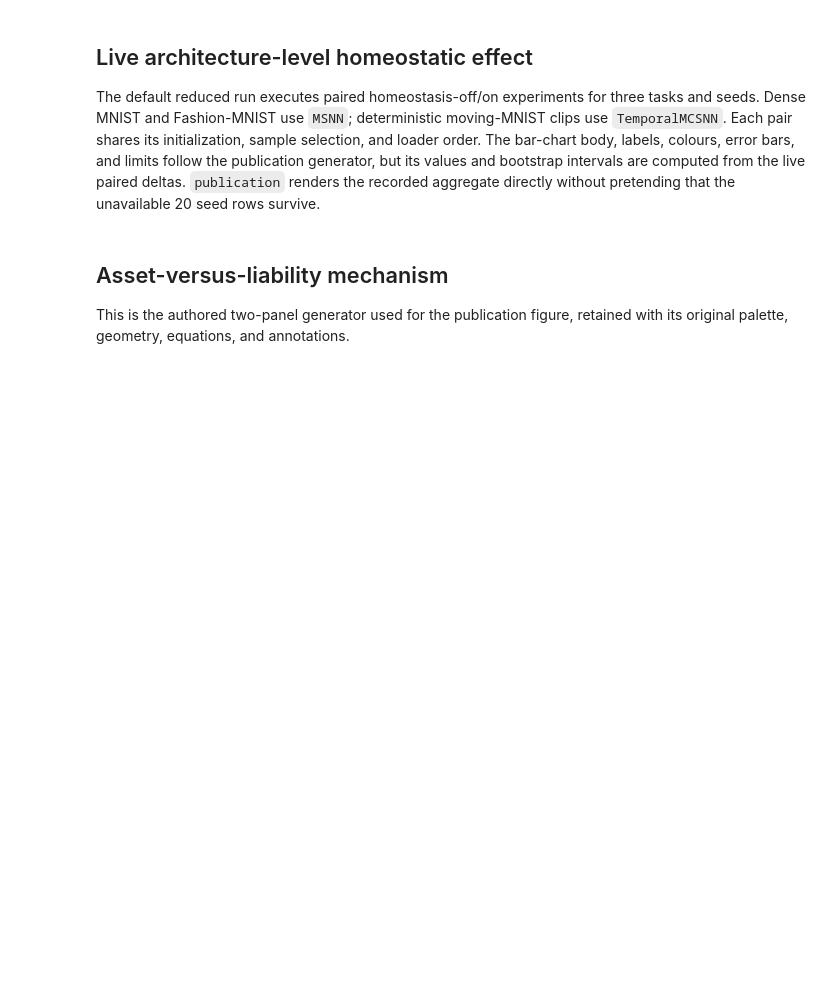
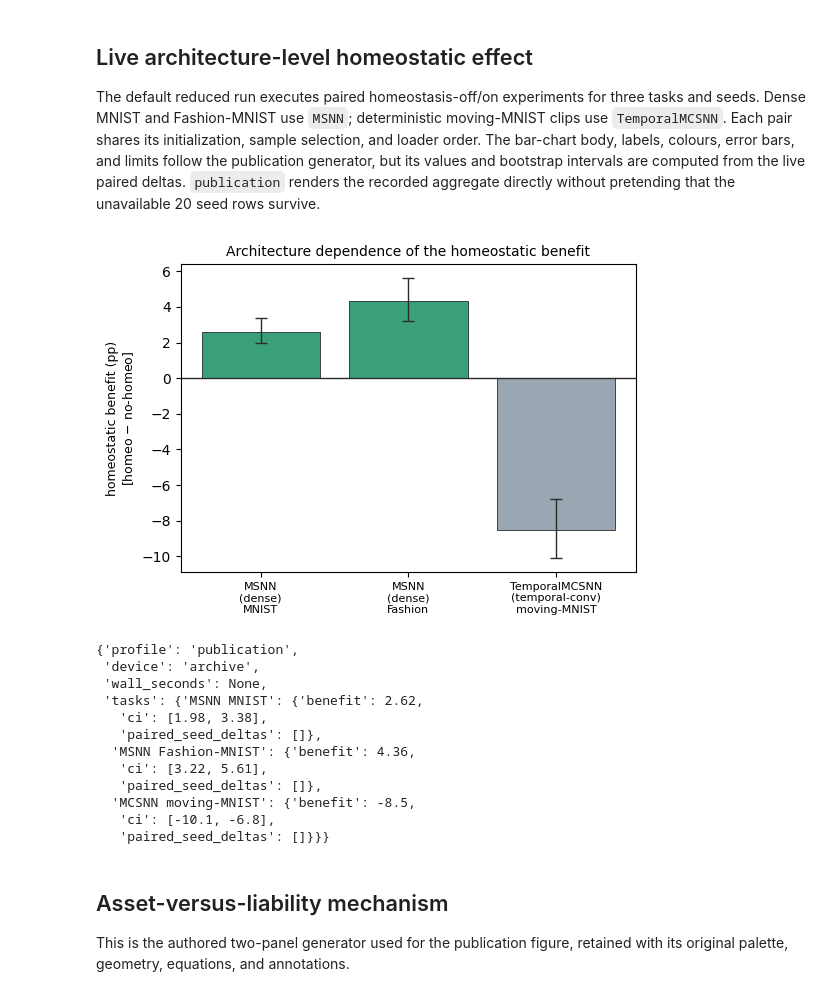
Before and after one commit to hyperionx/mnn-torch, a Jupyter notebook: experiments/02_homeostasis.ipynb, the cells around one changed output. Saved outputs shown, nothing was run; the diff lists cells and outputs as text; code cells hidden in the pictures; blank space fills up the shorter version.

```diff
--- a/experiments/02_homeostasis.ipynb
+++ b/experiments/02_homeostasis.ipynb
@@ -16,7 +16,7 @@ import numpy as np
 ROOT = Path.cwd().resolve()
 if ROOT.name == "experiments":
     ROOT = ROOT.parent
-RUN_PROFILE = os.getenv("MNN_RUN_PROFILE", "reduced")  # reduced | publication | smoke
+RUN_PROFILE = os.getenv("MNN_RUN_PROFILE", "publication")  # reduced | publication | smoke
 DEVICE = os.getenv("MNN_DEVICE", "auto")
 WORKERS = os.getenv("MNN_WORKERS", "auto")
 SAVE_FIGURES = os.getenv("MNN_SAVE_FIGURES", "0") == "1"
@@ -303,7 +303,7 @@ def run_live_homeostasis_architecture(profile):
 
 
 if RUN_PROFILE == "publication":
-    summary_path = ROOT / "data" / "results" / "publication_summary.json"
+    summary_path = ROOT / "data" / "publication_summary.json"
     summary = json.loads(summary_path.read_text())["homeostasis_architecture"]
     ARCHITECTURE_RESULTS = {
         "profile": "publication", "tasks": {
@@ -322,33 +322,47 @@ else:
 
 
 # Appendix-faithful plotting body; only the data source is now live in reduced/smoke.
 task_order = ["MSNN MNIST", "MSNN Fashion-MNIST", "MCSNN moving-MNIST"]
 labels = ["MSNN\n(dense)\nMNIST", "MSNN\n(dense)\nFashion",
           "TemporalMCSNN\n(temporal-conv)\nmoving-MNIST"]
 delta = [ARCHITECTURE_RESULTS["tasks"][key]["benefit"] for key in task_order]
 lo = [ARCHITECTURE_RESULTS["tasks"][key]["ci"][0] for key in task_order]
 hi = [ARCHITECTURE_RESULTS["tasks"][key]["ci"][1] for key in task_order]
 cols = [TEAL if value > 0 else GREY for value in delta]
 fig, ax = plt.subplots(figsize=(5.6, 4.0))
 x = np.arange(len(labels))
 err = np.array([[value - lower for value, lower in zip(delta, lo)],
                 [upper - value for value, upper in zip(delta, hi)]])
 ax.bar(x, delta, color=cols, edgecolor=INK, linewidth=0.6, yerr=err,
        capsize=4, error_kw=dict(ecolor=INK, lw=1))
 ax.axhline(0, color=INK, lw=1)
 ax.set_xticks(x); ax.set_xticklabels(labels, fontsize=8)
 ax.set_ylabel("homeostatic benefit (pp)\n[homeo $-$ no-homeo]", fontsize=9)
 ax.set_title("Architecture dependence of the homeostatic benefit", fontsize=10)
 fig.tight_layout()
 finish(fig, "fig_homeostasis_arch.png", architecture_source, homeostasis_reference,
        seeds=architecture_seeds, dpi=200, provenance_class=architecture_provenance,
        claim_status=architecture_claim)
 {"profile": ARCHITECTURE_RESULTS["profile"],
  "device": ARCHITECTURE_RESULTS.get("device", "archive"),
  "wall_seconds": ARCHITECTURE_RESULTS.get("wall_seconds"),
  "tasks": {key: {"benefit": value["benefit"], "ci": value["ci"],
                   "paired_seed_deltas": [row["benefit_pp"] for row in value["rows"]]}
            for key, value in ARCHITECTURE_RESULTS["tasks"].items()}}
+# %% [output]
+[figure, added]
+{'profile': 'publication',
+ 'device': 'archive',
+ 'wall_seconds': None,
+ 'tasks': {'MSNN MNIST': {'benefit': 2.62,
+   'ci': [1.98, 3.38],
+   'paired_seed_deltas': []},
+  'MSNN Fashion-MNIST': {'benefit': 4.36,
+   'ci': [3.22, 5.61],
+   'paired_seed_deltas': []},
+  'MCSNN moving-MNIST': {'benefit': -8.5,
+   'ci': [-10.1, -6.8],
+   'paired_seed_deltas': []}}}
 # %% [markdown]
 ## Asset-versus-liability mechanism
 
```
Also changed, not shown: parts of 4 cells of this notebook, 17 other files.
